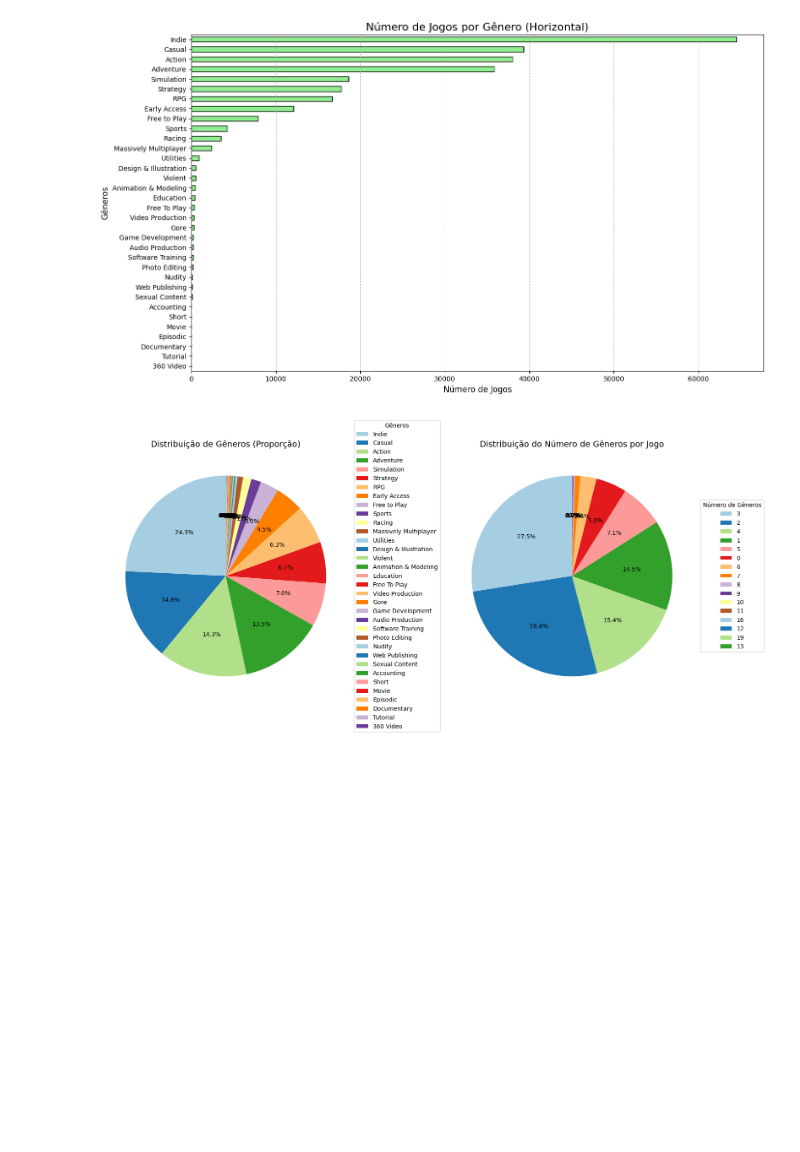
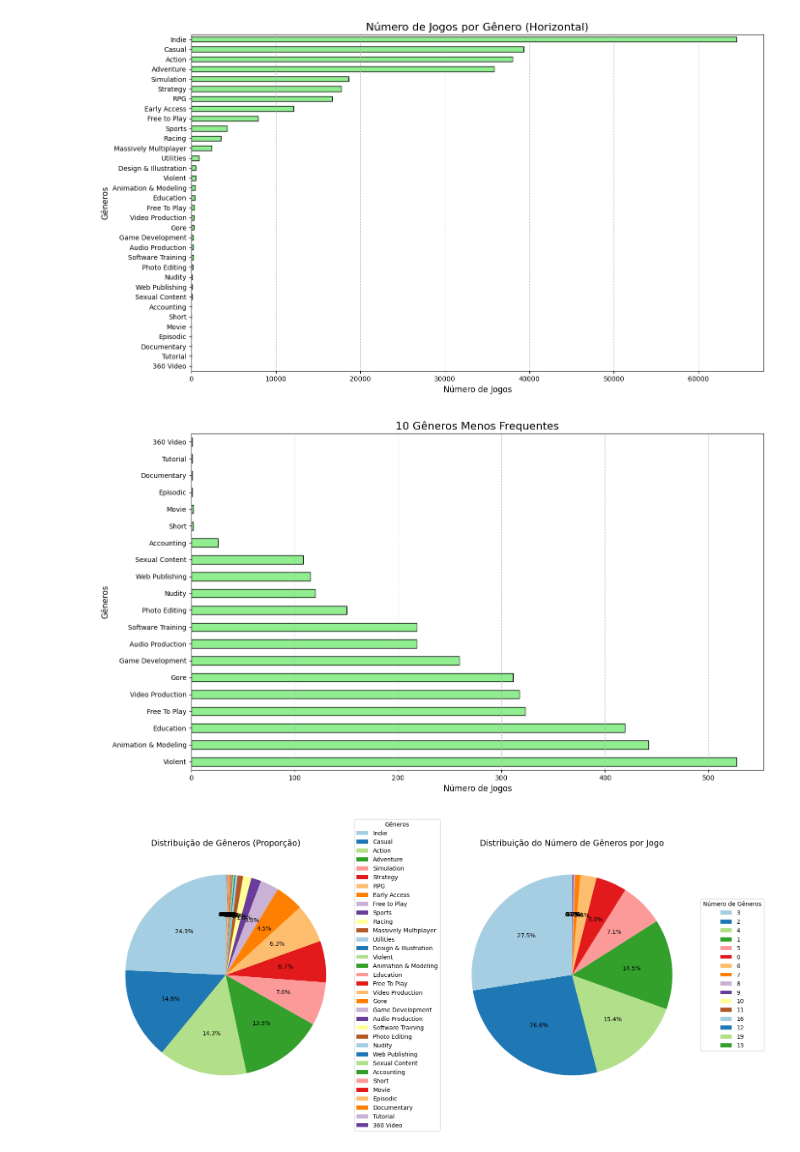
Before and after one commit to thaisfds/NLP_Natural_Language_Processing_Projects, a Jupyter notebook: TP_FINAL/main.ipynb, the cells around one changed output. Cells and saved outputs as stored; diff of their text form; code cells hidden in the pictures; blank space fills up the shorter version.

```diff
--- a/TP_FINAL/main.ipynb
+++ b/TP_FINAL/main.ipynb
@@ -81,6 +134,19 @@ plt.tight_layout()
 plt.show()
 # %% [output]
 [figure]
+# %%
+#plotar os 10 gêneros menos frequentes
+plt.figure(figsize=(14, 8))
+genre_counts[-20:].plot(kind='barh', color='lightgreen', edgecolor='black')
+plt.title('10 Gêneros Menos Frequentes', fontsize=16)
+plt.xlabel('Número de Jogos', fontsize=12)
+
+plt.ylabel('Gêneros', fontsize=12)
+plt.grid(axis='x', linestyle='--', alpha=0.7)
+plt.tight_layout()
+plt.show()
+# %% [output]
+[figure, added]
 # %%
 # Contando o número de gêneros por jogo
 df_analise['Num_Genres'] = df_analise['Genres'].apply(len)
```
Also changed, not shown: parts of 9 cells of this notebook.
